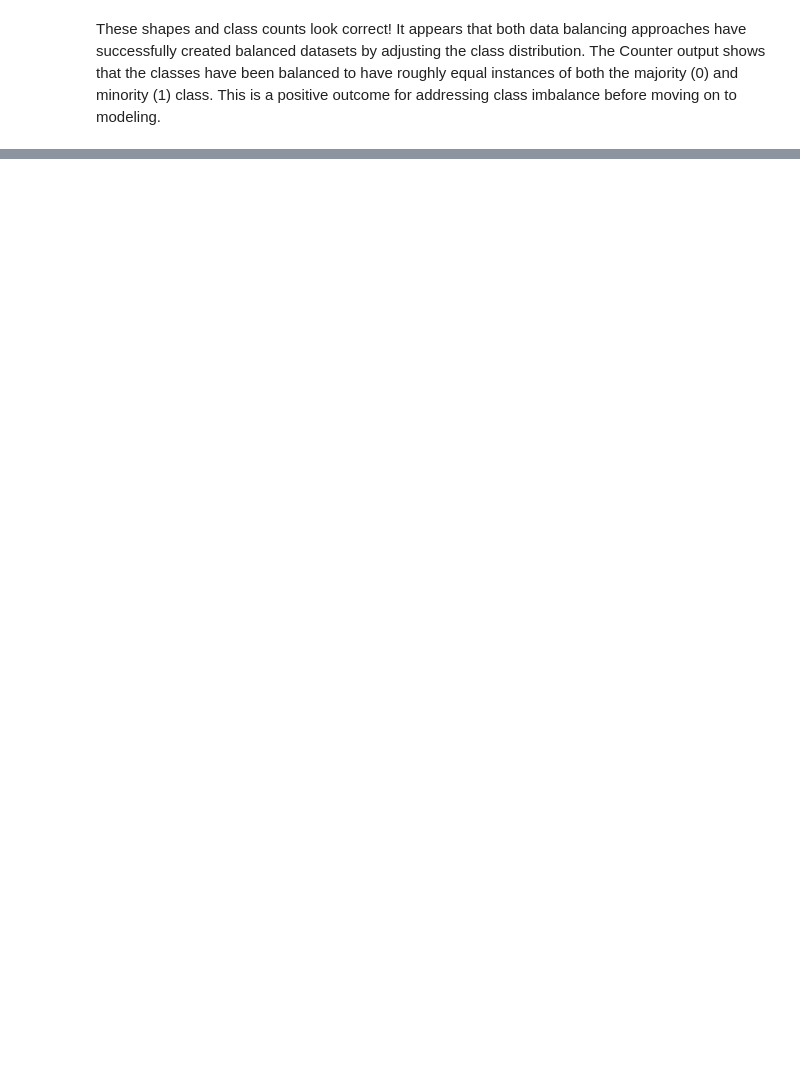
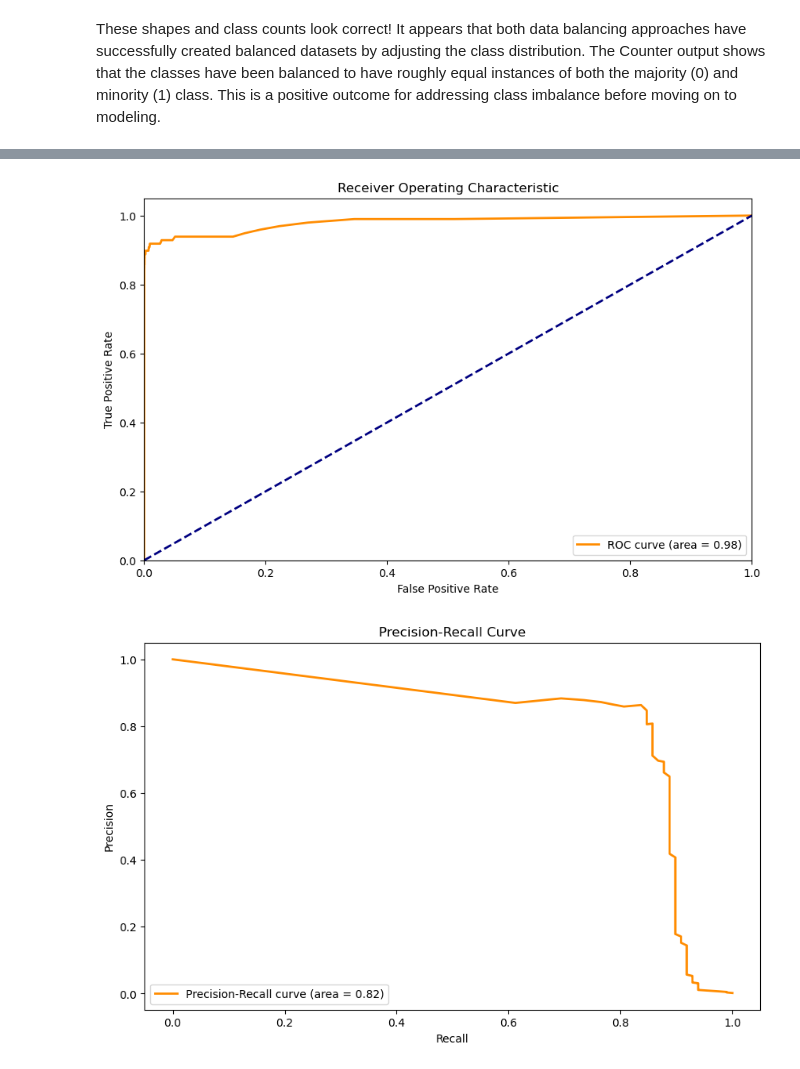
Before and after one commit to jasoncchandra/CreditCardFraud, a Jupyter notebook: Credit Card Fraud.ipynb, the cells around one changed output, grey strips where cells are left out. Drawn from its saved outputs; the diff is of its cells as text; code cells hidden in the pictures; blank space fills up the shorter version.

```diff
--- a/Credit Card Fraud.ipynb
+++ b/Credit Card Fraud.ipynb
@@ -294,0 +311,64 @@ Some parts to note before moving into the model phase:
+# %%
+from sklearn.ensemble import RandomForestClassifier
+from sklearn.metrics import classification_report, confusion_matrix
+from sklearn.model_selection import cross_val_score
+
+# Check and reorder columns if needed
+X_val_scaled = X_val_scaled[X_train_scaled_resampled_anova.columns]
+
+# Instantiate the Random Forest Classifier
+model = RandomForestClassifier(n_estimators=100, random_state=42)
+
+# Fit the model on the resampled and scaled training data
+model.fit(X_train_scaled_resampled_anova, y_train_resampled_anova)
+
+# Predict on the scaled validation data
+y_pred = model.predict(X_val_scaled)
+
+# Evaluate the model
+print("Confusion Matrix:")
+print(confusion_matrix(y_val, y_pred))
+print("\nClassification Report:")
+print(classification_report(y_val, y_pred))
+
+# Calculate and display cross-validation scores
+cv_scores = cross_val_score(model, X_train_scaled_resampled_anova, y_train_resampled_anova, cv=5, scoring='accuracy')
+print("Cross-Validation Scores:", cv_scores)
+print("Mean CV Score:", cv_scores.mean())
+print("Standard Deviation of CV Scores:", cv_scores.std())
+
+from sklearn.metrics import roc_curve, auc
+import matplotlib.pyplot as plt
+
+# Predict class probabilities
+y_prob = model.predict_proba(X_val_scaled)[:, 1]
+
+# Calculate ROC curve and AUC
+fpr, tpr, _ = roc_curve(y_val, y_prob)
+roc_auc = auc(fpr, tpr)
+
+# Calculate precision-recall curve and AUC
+precision, recall, _ = precision_recall_curve(y_val, y_prob)
+pr_auc = auc(recall, precision)
+
+# Plot ROC curve
+plt.figure(figsize=(10, 6))
+plt.plot(fpr, tpr, color='darkorange', lw=2, label='ROC curve (area = %0.2f)' % roc_auc)
+plt.plot([0, 1], [0, 1], color='navy', lw=2, linestyle='--')
+plt.xlim([0.0, 1.0])
+plt.ylim([0.0, 1.05])
+plt.xlabel('False Positive Rate')
+plt.ylabel('True Positive Rate')
+plt.title('Receiver Operating Characteristic')
+plt.legend(loc='lower right')
+plt.show()
+
+# Plot precision-recall curve
+plt.figure(figsize=(10, 6))
+plt.plot(recall, precision, color='darkorange', lw=2, label='Precision-Recall curve (area = %0.2f)' % pr_auc)
+plt.xlabel('Recall')
+plt.ylabel('Precision')
+plt.title('Precision-Recall Curve')
+plt.legend(loc='lower left')
+plt.show()
+# %% [output]
@@ -294,0 +392,2 @@ Some parts to note before moving into the model phase:
+[figure, added]
+[figure, added]
```
Also changed, not shown: parts of 8 cells of this notebook.
